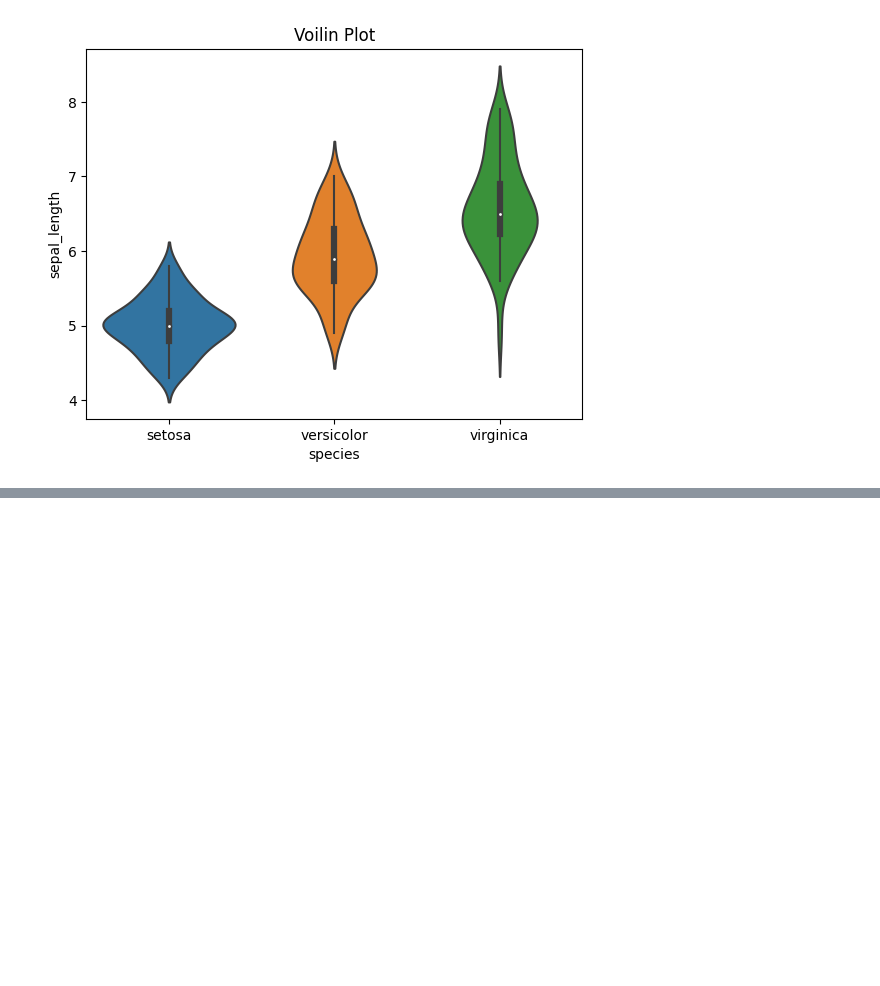
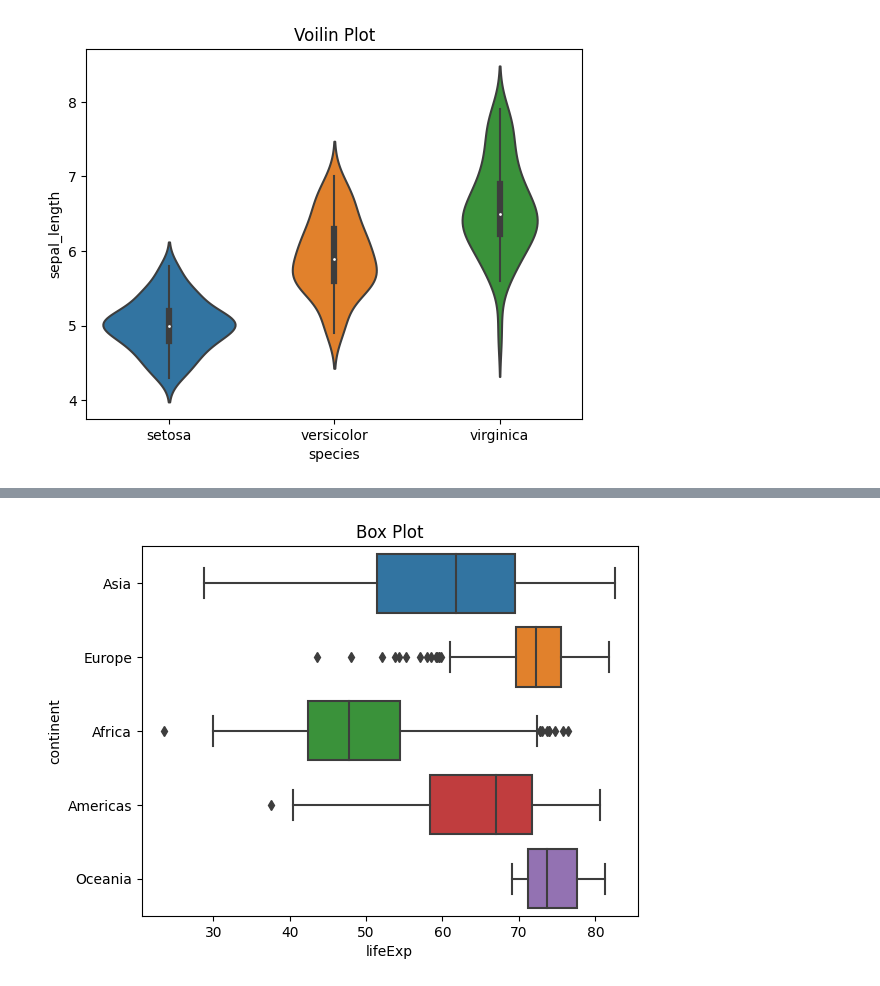
Before and after one commit to shivyelave/Python-Libraries, a Jupyter notebook: Seaborn/seaborn_plots.ipynb, the cells around one changed output, grey strips where cells are left out. Drawn from its saved outputs; the diff is of its cells as text; code cells hidden in the pictures; blank space fills up the shorter version.

Commit message:
[Shiv] Add: Box plot using seaborn.

```diff
--- a/Seaborn/seaborn_plots.ipynb
+++ b/Seaborn/seaborn_plots.ipynb
@@ -128,0 +134,20 @@ if __name__ == '__main__':
+# %%
+import seaborn as sns
+import matplotlib.pyplot as plt
+import pandas as pd
+
+def main():
+    # Load the gapminder dataset from seaborn
+    data = pd.read_csv('https://raw.githubusercontent.com/resbaz/r-novice-gapminder-files/master/data/gapminder-FiveYearData.csv')
+
+    # Create a box plot
+    sns.boxplot(data=data, x='lifeExp', y='continent')
+    plt.title("Box Plot")
+
+    # Display the plot
+    plt.show()
+
+if __name__ == '__main__':
+    main()
+# %% [output]
+[figure, added]
```
Also changed, not shown: parts of 4 cells of this notebook.
